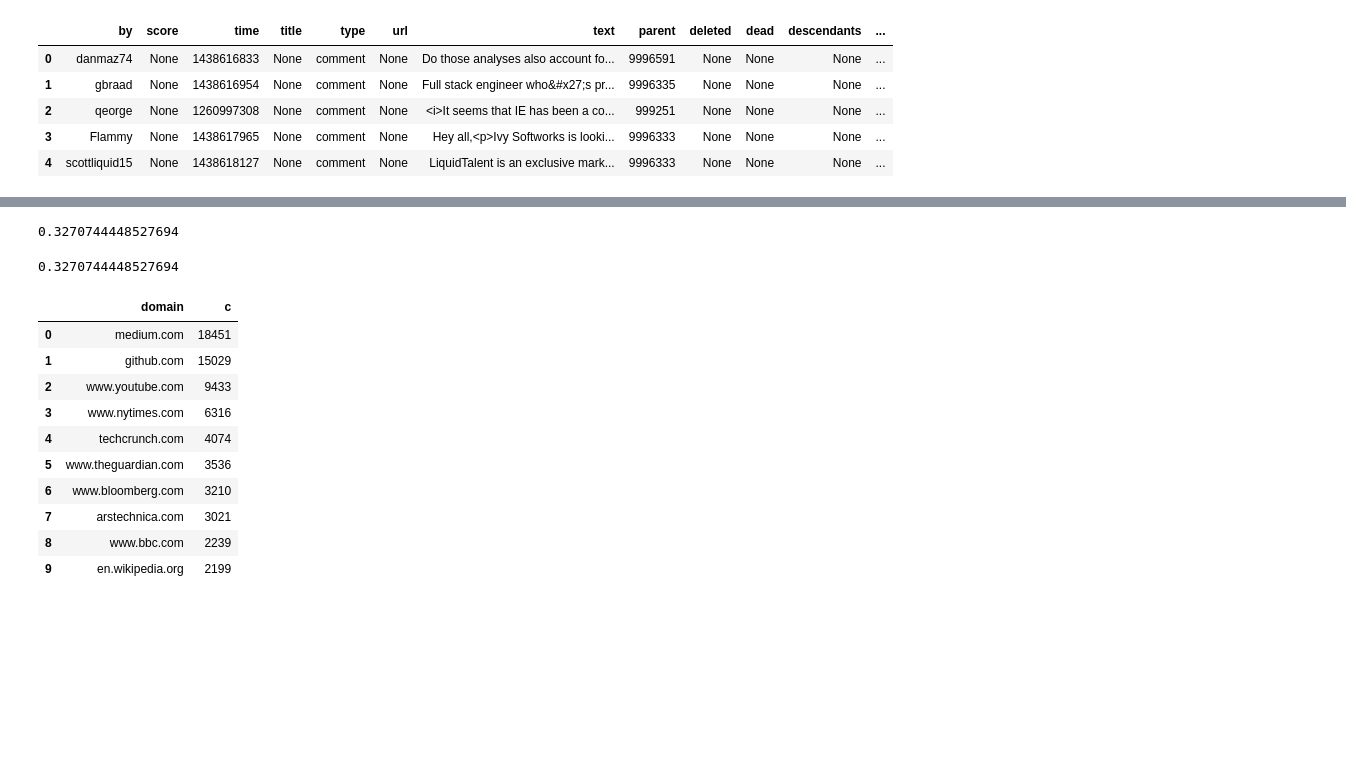
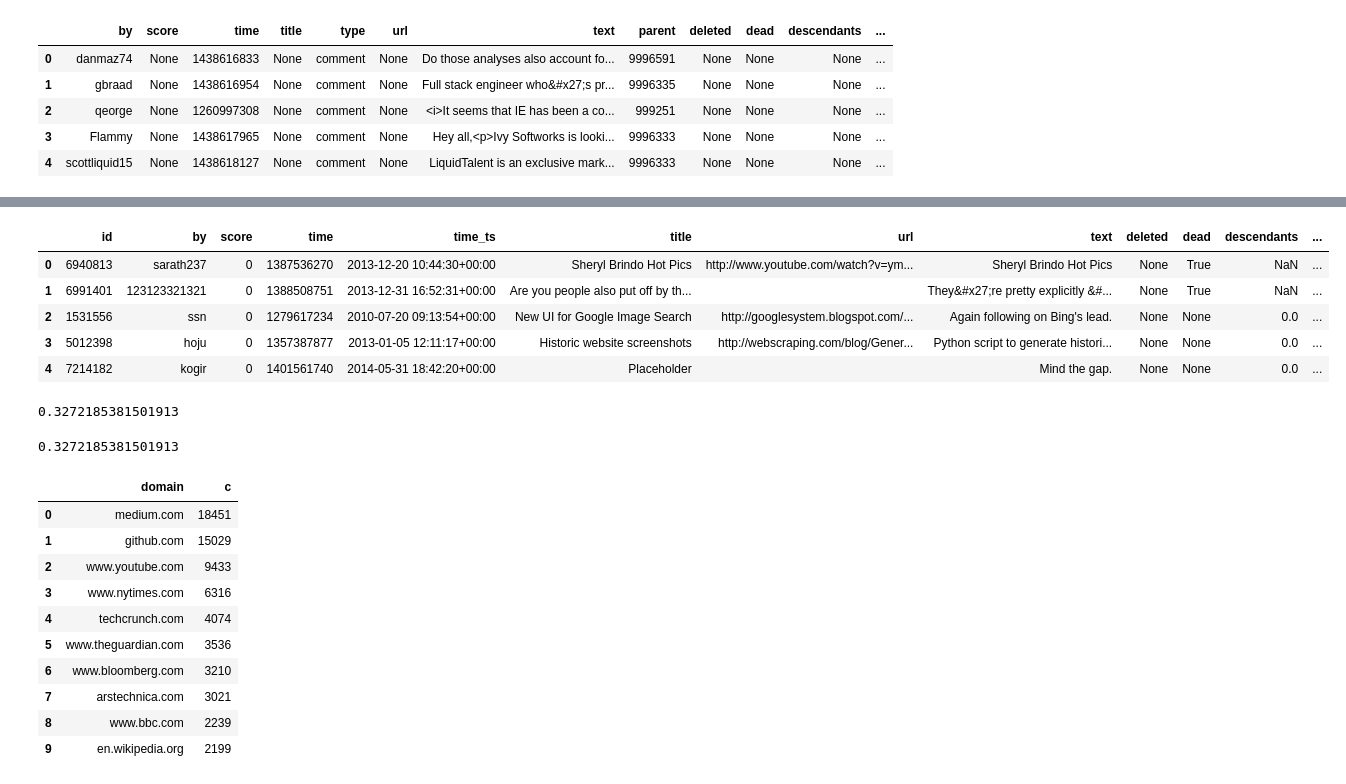
Before and after one commit to raymondgh/springboard-data-science, a Jupyter notebook: Capstone 2/Data Wrangling.ipynb, the cells around one changed output, grey strips where cells are left out. Cells and saved outputs as stored; diff of their text form; code cells hidden in the pictures; blank space fills up the shorter version.

```diff
--- a/Capstone 2/Data Wrangling.ipynb
+++ b/Capstone 2/Data Wrangling.ipynb
@@ -83,19 +84,28 @@ hacker_news.head("full")
+# %%
+hn.head("stories")
+# %% [output]
+|  | id | by | score | time | time_ts | title | url | text | deleted | dead | descendants | ... |
+| 0 | 6940813 | sarath237 | 0 | 1387536270 | 2013-12-20 10:44:30+00:00 | Sheryl Brindo Hot Pics | http://www.youtube.com/watch?v=ym... | Sheryl Brindo Hot Pics | None | True | NaN | ... |
+| 1 | 6991401 | 123123321321 | 0 | 1388508751 | 2013-12-31 16:52:31+00:00 | Are you people also put off by th... |  | They&#x27;re pretty explicitly &#... | None | True | NaN | ... |
+| 2 | 1531556 | ssn | 0 | 1279617234 | 2010-07-20 09:13:54+00:00 | New UI for Google Image Search | http://googlesystem.blogspot.com/... | Again following on Bing's lead. | None | None | 0.0 | ... |
+| 3 | 5012398 | hoju | 0 | 1357387877 | 2013-01-05 12:11:17+00:00 | Historic website screenshots | http://webscraping.com/blog/Gener... | Python script to generate histori... | None | None | 0.0 | ... |
+| 4 | 7214182 | kogir | 0 | 1401561740 | 2014-05-31 18:42:20+00:00 | Placeholder |  | Mind the gap. | None | None | 0.0 | ... |
 # %%
 query = """SELECT REGEXP_EXTRACT(url , '//([^/]*)/?') domain, COUNT(*) c
            FROM `bigquery-public-data.hacker_news.full`
            WHERE url != '' AND EXTRACT(YEAR FROM timestamp) = 2017
            GROUP BY domain ORDER BY c DESC LIMIT 10"""
 
-hacker_news.estimate_query_size(query)
+hn.estimate_query_size(query)
 # %% [output]
-0.3270744448527694
+0.3272185381501913
 # %%
 query = """SELECT REGEXP_EXTRACT(url , '//([^/]*)/?') domain, COUNT(*) c
            FROM `bigquery-public-data.hacker_news.full`
            WHERE url != '' AND EXTRACT(YEAR FROM timestamp) = 2016
            GROUP BY domain ORDER BY c DESC LIMIT 10"""
 
-hacker_news.estimate_query_size(query)
+hn.estimate_query_size(query)
 # %% [output]
-0.3270744448527694
+0.3272185381501913
 # %%
```
Also changed, not shown: parts of 27 cells of this notebook, 1 other file.
